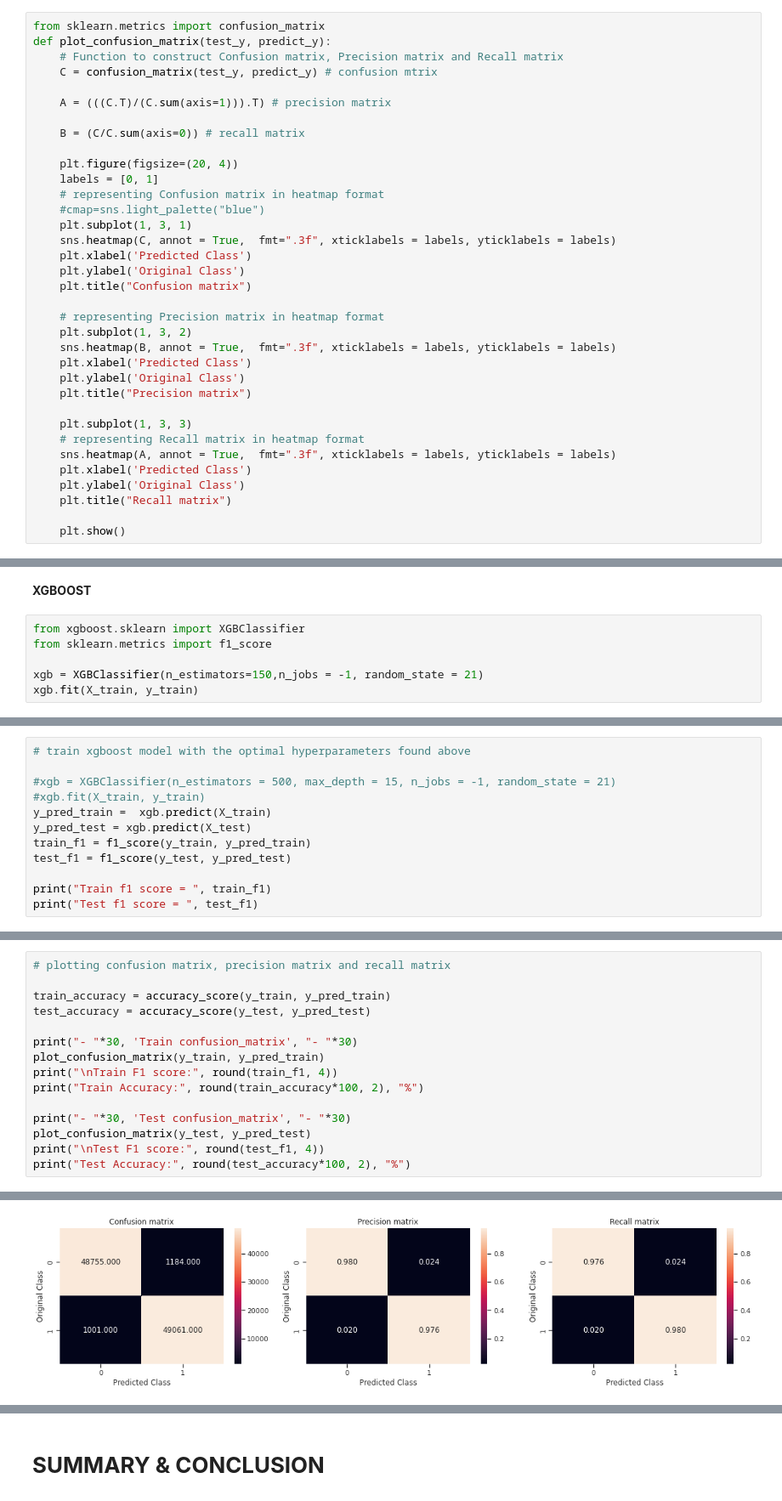
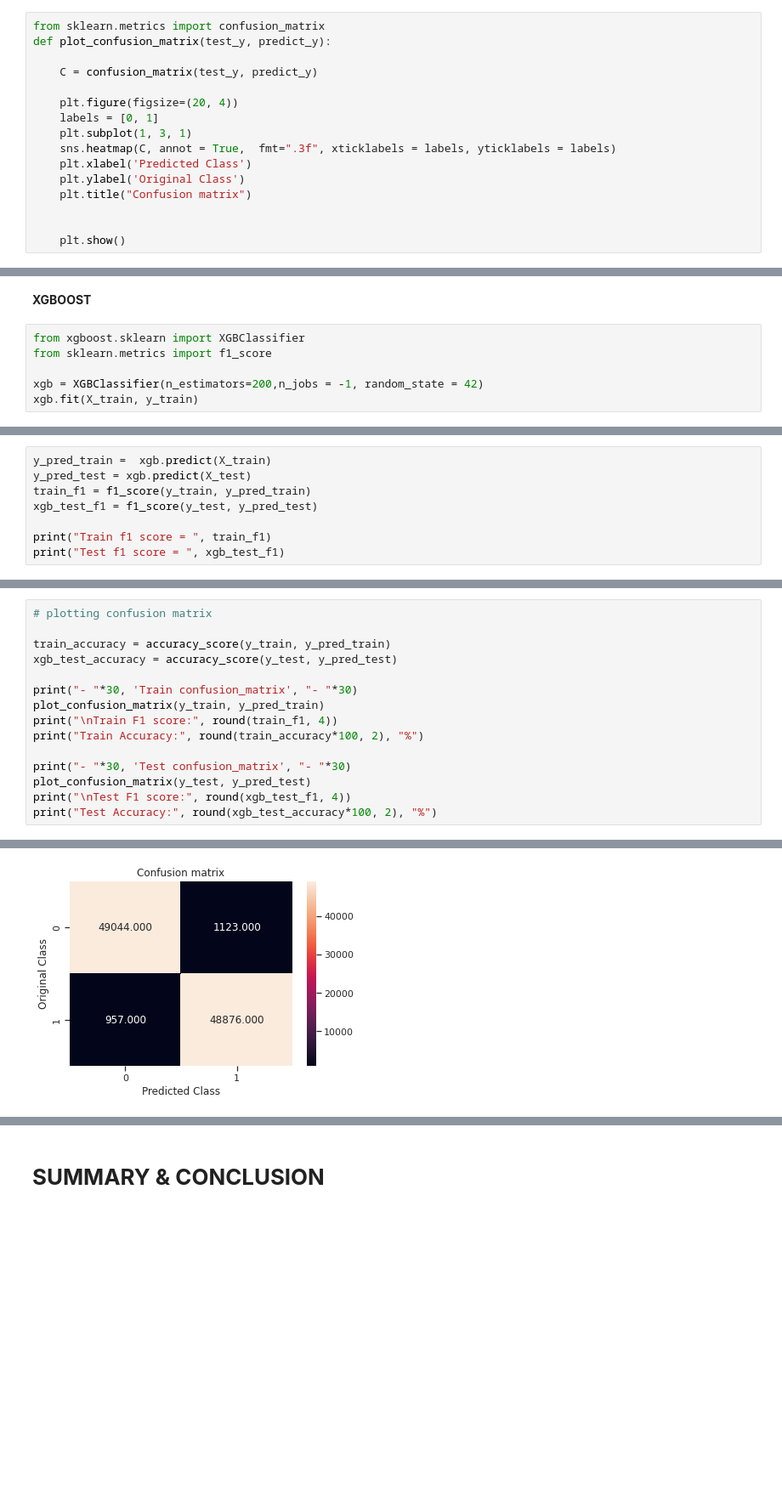
Before and after one commit to riaarun25/Link-Prediction-Python, a Jupyter notebook: SAIN.ipynb, the cells around one changed output, grey strips where cells are left out. Shown: that part at 85% size. Drawn from its saved outputs; the diff is of its cells as text; blank space fills up the shorter version.

```diff
--- a/SAIN.ipynb
+++ b/SAIN.ipynb
@@ -978,36 +967,17 @@ Test f1 score =  0.8571686244447951
 # %%
 from sklearn.metrics import confusion_matrix
 def plot_confusion_matrix(test_y, predict_y):
-    # Function to construct Confusion matrix, Precision matrix and Recall matrix
-    C = confusion_matrix(test_y, predict_y) # confusion mtrix
 
-    A = (((C.T)/(C.sum(axis=1))).T) # precision matrix
-
-    B = (C/C.sum(axis=0)) # recall matrix
+    C = confusion_matrix(test_y, predict_y)
 
     plt.figure(figsize=(20, 4))
     labels = [0, 1]
-    # representing Confusion matrix in heatmap format
-    #cmap=sns.light_palette("blue")
     plt.subplot(1, 3, 1)
     sns.heatmap(C, annot = True,  fmt=".3f", xticklabels = labels, yticklabels = labels)
     plt.xlabel('Predicted Class')
     plt.ylabel('Original Class')
     plt.title("Confusion matrix")
 
-    # representing Precision matrix in heatmap format
-    plt.subplot(1, 3, 2)
-    sns.heatmap(B, annot = True,  fmt=".3f", xticklabels = labels, yticklabels = labels)
-    plt.xlabel('Predicted Class')
-    plt.ylabel('Original Class')
-    plt.title("Precision matrix")
-
-    plt.subplot(1, 3, 3)
-    # representing Recall matrix in heatmap format
-    sns.heatmap(A, annot = True,  fmt=".3f", xticklabels = labels, yticklabels = labels)
-    plt.xlabel('Predicted Class')
-    plt.ylabel('Original Class')
-    plt.title("Recall matrix")
 
     plt.show()
 # %%
@@ -1058,6 +1028,6 @@ plt.show()
 from xgboost.sklearn import XGBClassifier
 from sklearn.metrics import f1_score
 
-xgb = XGBClassifier(n_estimators=150,n_jobs = -1, random_state = 21)
+xgb = XGBClassifier(n_estimators=200,n_jobs = -1, random_state = 42)
 xgb.fit(X_train, y_train)
 # %% [output]
@@ -1065,13 +1035,9 @@ XGBClassifier(n_estimators=150, n_jobs=-1, random_state=21)
 # %%
-# train xgboost model with the optimal hyperparameters found above
-
-#xgb = XGBClassifier(n_estimators = 500, max_depth = 15, n_jobs = -1, random_state = 21)
-#xgb.fit(X_train, y_train)
 y_pred_train =  xgb.predict(X_train)
 y_pred_test = xgb.predict(X_test)
 train_f1 = f1_score(y_train, y_pred_train)
-test_f1 = f1_score(y_test, y_pred_test)
+xgb_test_f1 = f1_score(y_test, y_pred_test)
 
 print("Train f1 score = ", train_f1)
-print("Test f1 score = ", test_f1)
+print("Test f1 score = ", xgb_test_f1)
 # %% [output]
@@ -1080,18 +1046,18 @@ Test f1 score =  0.852434456928839
 # %%
-# plotting confusion matrix, precision matrix and recall matrix
+# plotting confusion matrix
 
 train_accuracy = accuracy_score(y_train, y_pred_train)
-test_accuracy = accuracy_score(y_test, y_pred_test)
+xgb_test_accuracy = accuracy_score(y_test, y_pred_test)
 
 print("- "*30, 'Train confusion_matrix', "- "*30)
 plot_confusion_matrix(y_train, y_pred_train)
 print("\nTrain F1 score:", round(train_f1, 4))
 print("Train Accuracy:", round(train_accuracy*100, 2), "%")
 
 print("- "*30, 'Test confusion_matrix', "- "*30)
 plot_confusion_matrix(y_test, y_pred_test)
-print("\nTest F1 score:", round(test_f1, 4))
-print("Test Accuracy:", round(test_accuracy*100, 2), "%")
+print("\nTest F1 score:", round(xgb_test_f1, 4))
+print("Test Accuracy:", round(xgb_test_accuracy*100, 2), "%")
 # %% [output]
 - - - - - - - - - - - - - - - - - - - - - - - - - - - - - -  Train confusion_matrix - - - - - - - - - - - - - - - - - - - - - - - - - - - - - -
-[figure, old version]
+[figure, new version]
```
Also changed, not shown: parts of 26 cells of this notebook.
